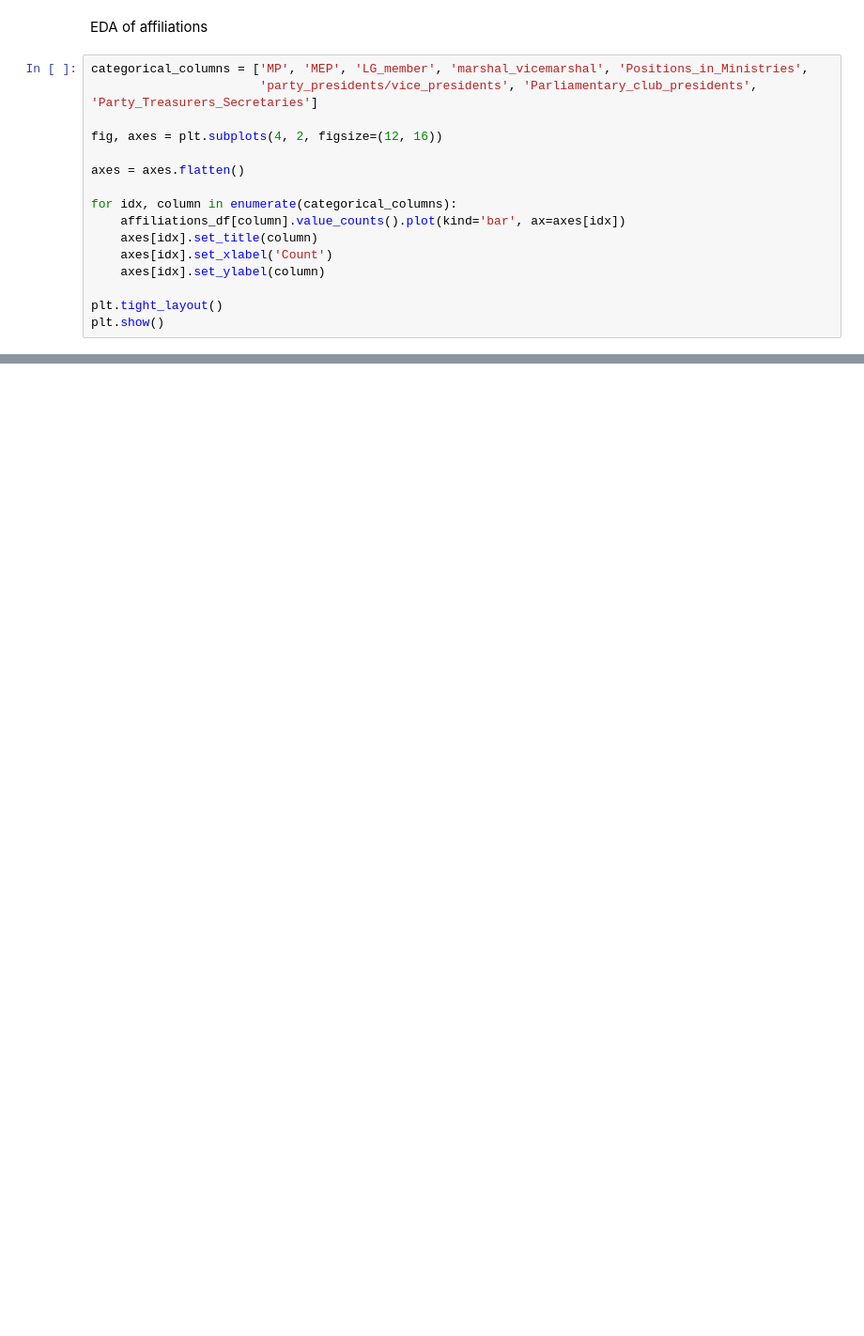
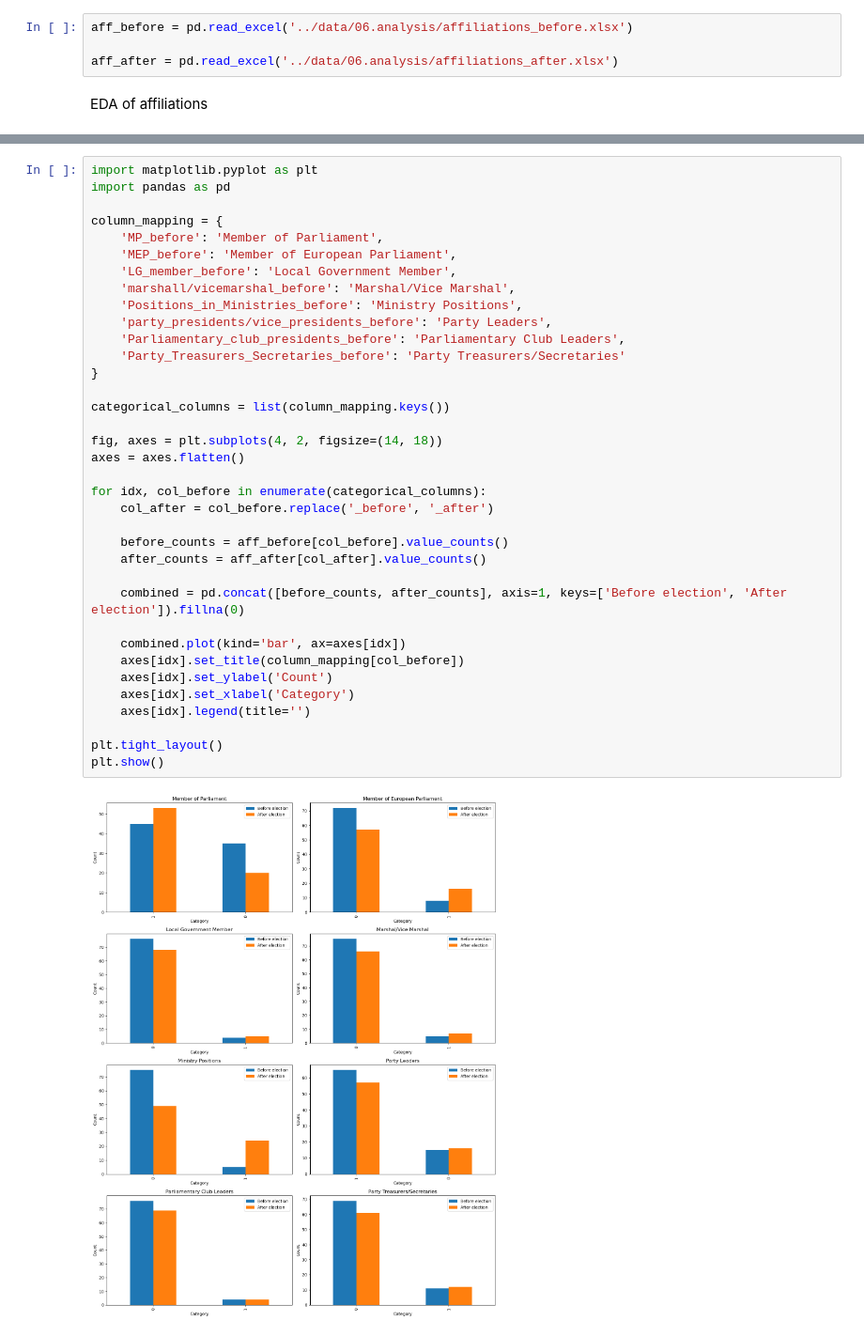
Before and after one commit to MPKuchciak/Twitter, a Jupyter notebook: notebooks/010.Affiliattions.ipynb, the cells around one changed output, grey strips where cells are left out. Shown: that part at 94% size. Saved outputs shown, nothing was run; the diff lists cells and outputs as text; blank space fills up the shorter version.

Commit message:
changed 004 and 010
in 010 differentiated between before and after the election

```diff
--- a/notebooks/010.Affiliattions.ipynb
+++ b/notebooks/010.Affiliattions.ipynb
@@ -116,18 +47,6 @@ print(affiliations_df.head(2))
+# %%
+aff_before = pd.read_excel('../data/06.analysis/affiliations_before.xlsx')
+
+aff_after = pd.read_excel('../data/06.analysis/affiliations_after.xlsx')
 # %% [markdown]
 EDA of affiliations
-# %%
-categorical_columns = ['MP', 'MEP', 'LG_member', 'marshal_vicemarshal', 'Positions_in_Ministries',
-                       'party_presidents/vice_presidents', 'Parliamentary_club_presidents', 'Party_Treasurers_Secretaries']
-
-fig, axes = plt.subplots(4, 2, figsize=(12, 16))
-
-axes = axes.flatten()
-
-for idx, column in enumerate(categorical_columns):
-    affiliations_df[column].value_counts().plot(kind='bar', ax=axes[idx])
-    axes[idx].set_title(column)
-    axes[idx].set_xlabel('Count')
-    axes[idx].set_ylabel(column)
-
-plt.tight_layout()
-plt.show()
@@ -230,0 +53,38 @@ for column in affiliation_columns:
+# %%
+import matplotlib.pyplot as plt
+import pandas as pd
+
+column_mapping = {
+    'MP_before': 'Member of Parliament',
+    'MEP_before': 'Member of European Parliament',
+    'LG_member_before': 'Local Government Member',
+    'marshall/vicemarshal_before': 'Marshal/Vice Marshal',
+    'Positions_in_Ministries_before': 'Ministry Positions',
+    'party_presidents/vice_presidents_before': 'Party Leaders',
+    'Parliamentary_club_presidents_before': 'Parliamentary Club Leaders',
+    'Party_Treasurers_Secretaries_before': 'Party Treasurers/Secretaries'
+}
+
+categorical_columns = list(column_mapping.keys())
+
+fig, axes = plt.subplots(4, 2, figsize=(14, 18))
+axes = axes.flatten()
+
+for idx, col_before in enumerate(categorical_columns):
+    col_after = col_before.replace('_before', '_after')
+
+    before_counts = aff_before[col_before].value_counts()
+    after_counts = aff_after[col_after].value_counts()
+
+    combined = pd.concat([before_counts, after_counts], axis=1, keys=['Before election', 'After election']).fillna(0)
+
+    combined.plot(kind='bar', ax=axes[idx])
+    axes[idx].set_title(column_mapping[col_before])
+    axes[idx].set_ylabel('Count')
+    axes[idx].set_xlabel('Category')
+    axes[idx].legend(title='')
+
+plt.tight_layout()
+plt.show()
+# %% [output]
+[figure, added]
```
Also changed, not shown: parts of 13 cells of this notebook, 1 other file.
